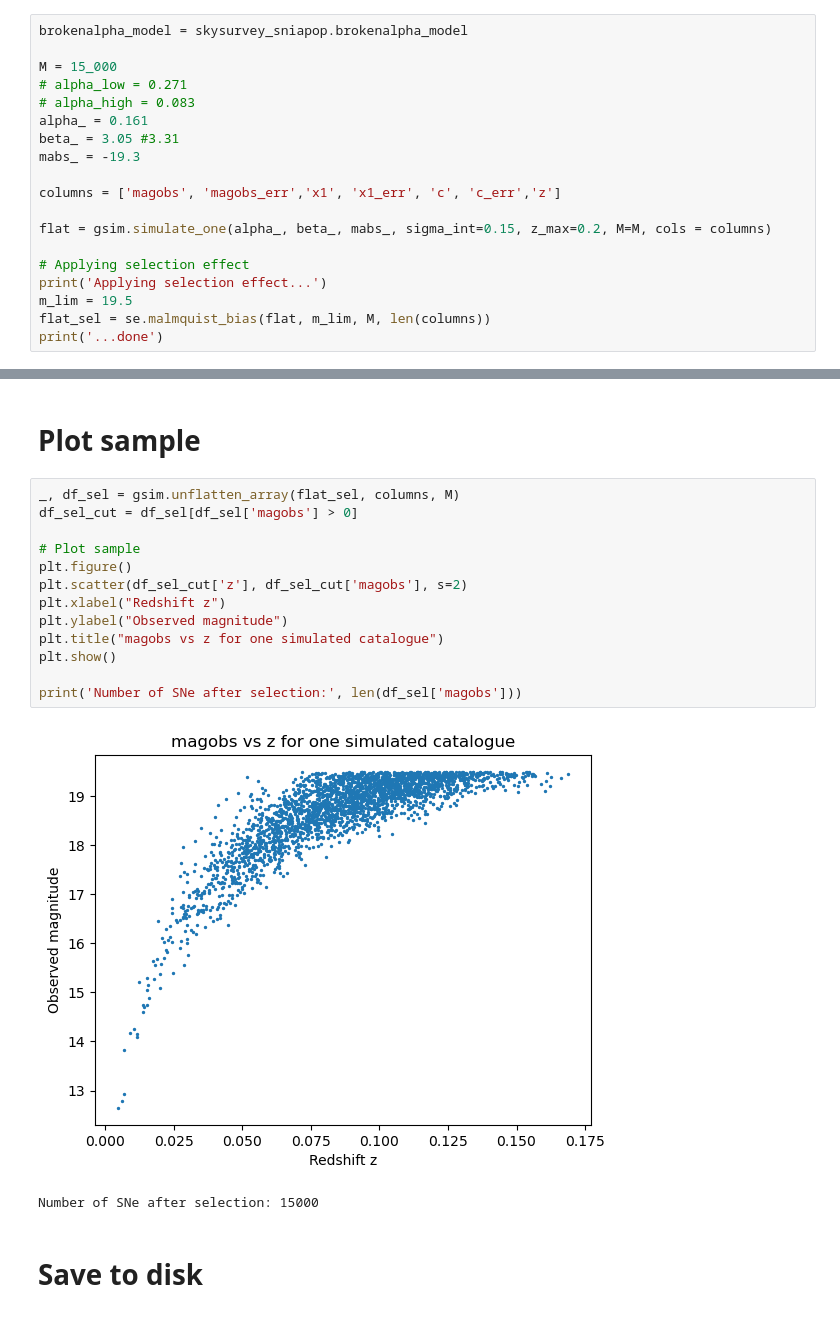
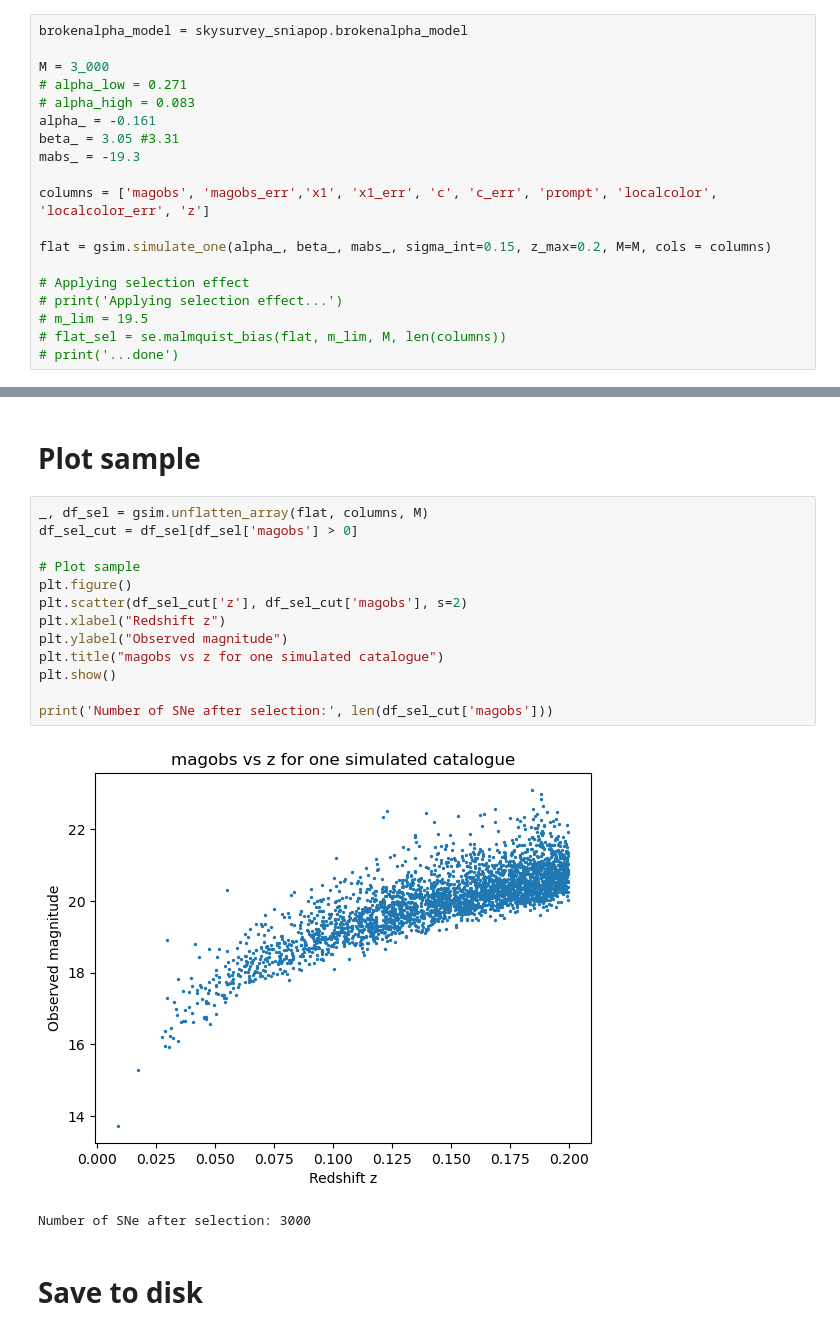
Before and after one commit to a-trigui/ximinf, a Jupyter notebook: notebooks/3_simulate_sample.ipynb, the cells around one changed output, grey strips where cells are left out. Cells and saved outputs as stored; diff of their text form.

```diff
--- a/notebooks/3_simulate_sample.ipynb
+++ b/notebooks/3_simulate_sample.ipynb
@@ -18,19 +19,19 @@ import matplotlib.pyplot as plt
 # %%
 brokenalpha_model = skysurvey_sniapop.brokenalpha_model
 
-M = 15_000
+M = 3_000
 # alpha_low = 0.271
 # alpha_high = 0.083
-alpha_ = 0.161
+alpha_ = -0.161
 beta_ = 3.05 #3.31
 mabs_ = -19.3
 
-columns = ['magobs', 'magobs_err','x1', 'x1_err', 'c', 'c_err','z']
+columns = ['magobs', 'magobs_err','x1', 'x1_err', 'c', 'c_err', 'prompt', 'localcolor', 'localcolor_err', 'z']
 
 flat = gsim.simulate_one(alpha_, beta_, mabs_, sigma_int=0.15, z_max=0.2, M=M, cols = columns)
 
 # Applying selection effect
-print('Applying selection effect...')
-m_lim = 19.5
-flat_sel = se.malmquist_bias(flat, m_lim, M, len(columns))
-print('...done')
+# print('Applying selection effect...')
+# m_lim = 19.5
+# flat_sel = se.malmquist_bias(flat, m_lim, M, len(columns))
+# print('...done')
@@ -40,20 +38,20 @@ Applying selection effect...
 # %% [markdown]
 # Plot sample
 # %%
-_, df_sel = gsim.unflatten_array(flat_sel, columns, M)
+_, df_sel = gsim.unflatten_array(flat, columns, M)
 df_sel_cut = df_sel[df_sel['magobs'] > 0]
 
 # Plot sample
 plt.figure()
 plt.scatter(df_sel_cut['z'], df_sel_cut['magobs'], s=2)
 plt.xlabel("Redshift z")
 plt.ylabel("Observed magnitude")
 plt.title("magobs vs z for one simulated catalogue")
 plt.show()
 
-print('Number of SNe after selection:', len(df_sel['magobs']))
+print('Number of SNe after selection:', len(df_sel_cut['magobs']))
 # %% [output]
-[figure, old version]
+[figure, new version]
-Number of SNe after selection: 15000
+Number of SNe after selection: 3000
 # %% [markdown]
 # Save to disk
```
Also changed, not shown: parts of 4 cells of this notebook, 5 other files.
